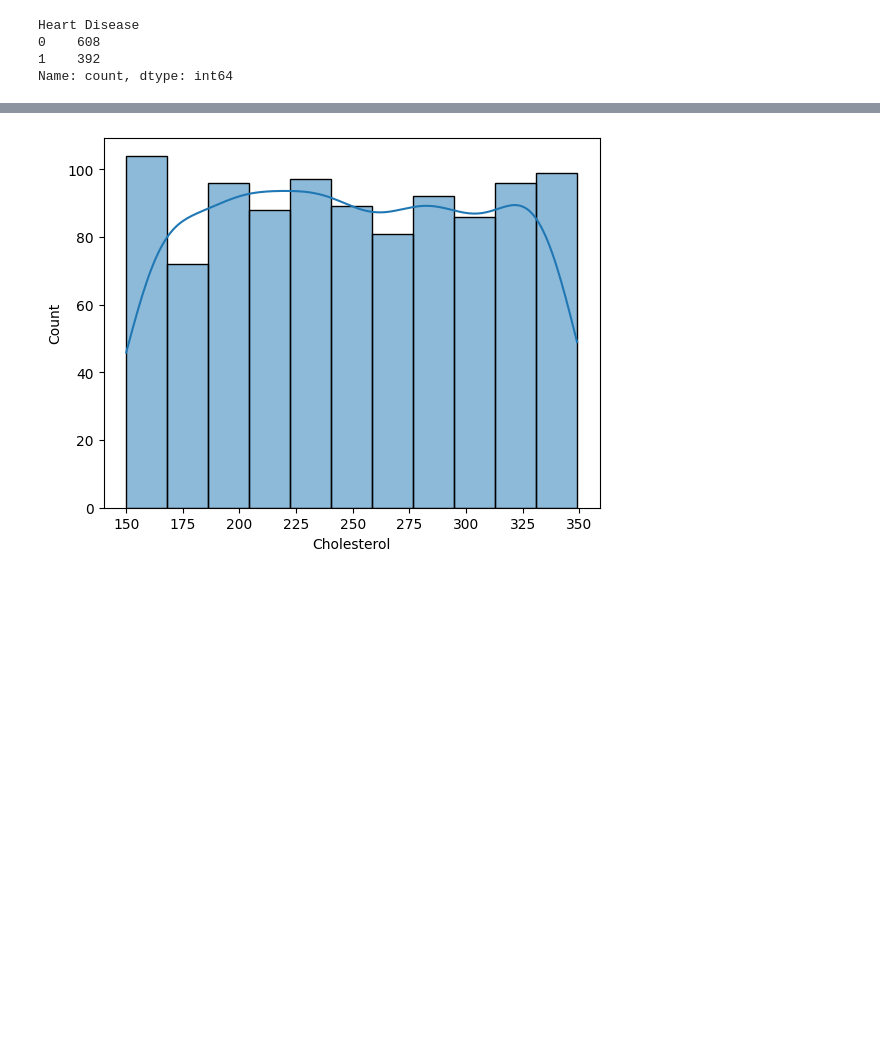
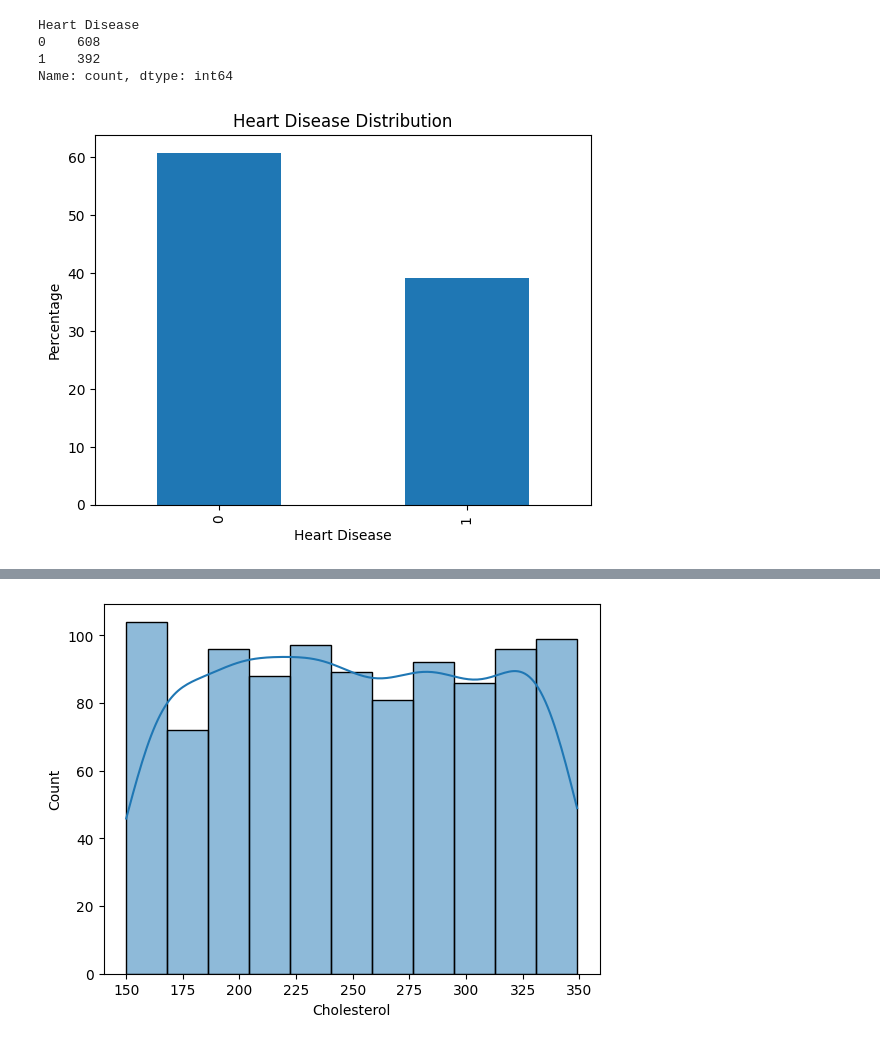
Before and after one commit to Sapanaa/Heart-Disease-Prediction, a Jupyter notebook: notebooks/02_exploratory_data_analysis.ipynb, the cells around one changed output, grey strips where cells are left out. Saved outputs shown, nothing was run; the diff lists cells and outputs as text; code cells hidden in the pictures; blank space fills up the shorter version.

```diff
--- a/notebooks/02_exploratory_data_analysis.ipynb
+++ b/notebooks/02_exploratory_data_analysis.ipynb
@@ -58,3 +87,14 @@ Heart Disease
 0    608
 1    392
 Name: count, dtype: int64
+# %%
+(data["Heart Disease"]
+ .value_counts(normalize=True)
+ .mul(100)
+ .plot(kind="bar"))
+
+plt.ylabel("Percentage")
+plt.title("Heart Disease Distribution")
+plt.show()
+# %% [output]
+[figure, added]
```
Also changed, not shown: parts of 27 cells of this notebook.
